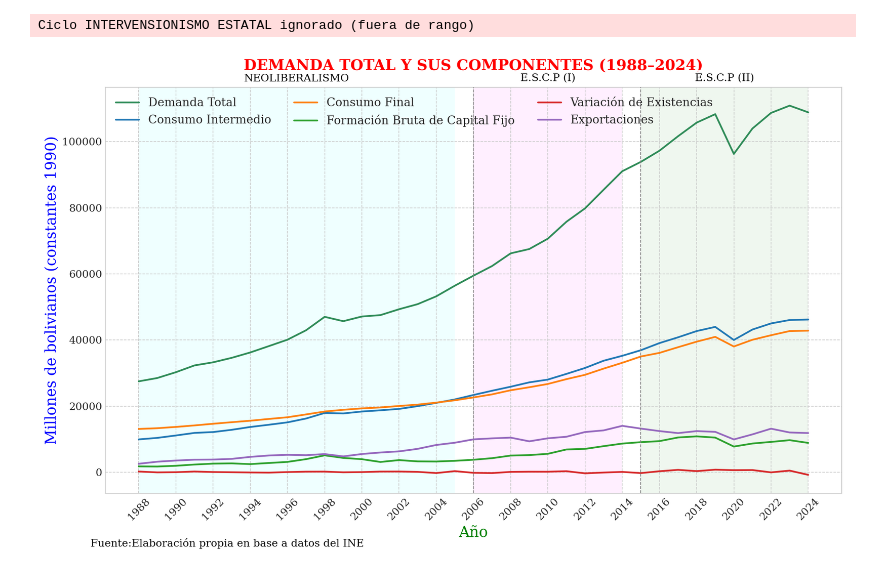
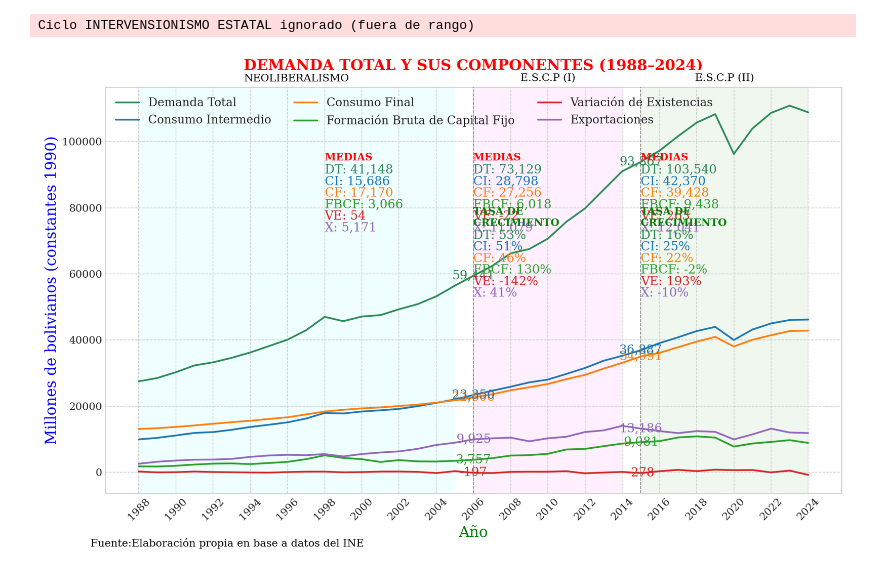
Before and after one commit to navi0369/proyectomacro, a Jupyter notebook: notebooks/tesis/serie_completa/demanda_total/demanda_total.ipynb, the cells around one changed output. Saved outputs shown, nothing was run; the diff lists cells and outputs as text; code cells hidden in the pictures.

```diff
--- a/notebooks/tesis/serie_completa/demanda_total/demanda_total.ipynb
+++ b/notebooks/tesis/serie_completa/demanda_total/demanda_total.ipynb
@@ -139,46 +139,46 @@ fig, ax = init_base_plot(
     title=f"DEMANDA TOTAL Y SUS COMPONENTES ({df.index.min()}–{df.index.max()})",
     xlabel="Año",
     ylabel="Millones de bolivianos (constantes 1990)",
     source_text="Fuente:Elaboración propia en base a datos del INE",
 )
 
 # ──────────────────── 7. ELEMENTOS GRÁFICOS ─────────────────────────
 add_hitos(
     ax,
     df.index,
     hitos_v_periodos,
     hitos_offset_periodos,
     line_kwargs={"lw": 0.9}
 )
 
-# add_cycle_means_multi(
-#     ax, cycle_stats, medias_offsets,
-#     abbr_map, colors,
-#     line_spacing=ax.get_ylim()[1] * 0.03,
-# )
+add_cycle_means_multi(
+    ax, cycle_stats, medias_offsets,
+    abbr_map, colors,
+    line_spacing=ax.get_ylim()[1] * 0.03,
+)
 
-# add_year_value_annotations(
-#     ax, df, annotate_years,
-#     cols_componentes, annotation_offsets, colors,
-#     arrow_lw=0.5,
-# )
+add_year_value_annotations(
+    ax, df, annotate_years,
+    cols_componentes, annotation_offsets, colors,
+    arrow_lw=0.5,
+)
 
-# add_period_growth_annotations_multi(
-#     ax, df, periods,
-#     cols_componentes, tasas_offsets,
-#     colors, abbr_map,
-# )
+add_period_growth_annotations_multi(
+    ax, df, periods,
+    cols_componentes, tasas_offsets,
+    colors, abbr_map,
+)
 
 add_period_backgrounds(
     ax,
     periods,
 )
 
 # ────────────────────────── 8. GUARDADO ─────────────────────────────
 plt.tight_layout()
 fig.savefig(output_dir / "demanda_total_periodos.png", dpi=300, bbox_inches="tight")
 plt.show()
 plt.close()
 # %% [output]
 Ciclo INTERVENSIONISMO ESTATAL ignorado (fuera de rango)
-[figure, old version]
+[figure, new version]
```
Also changed, not shown: 39 other files.
